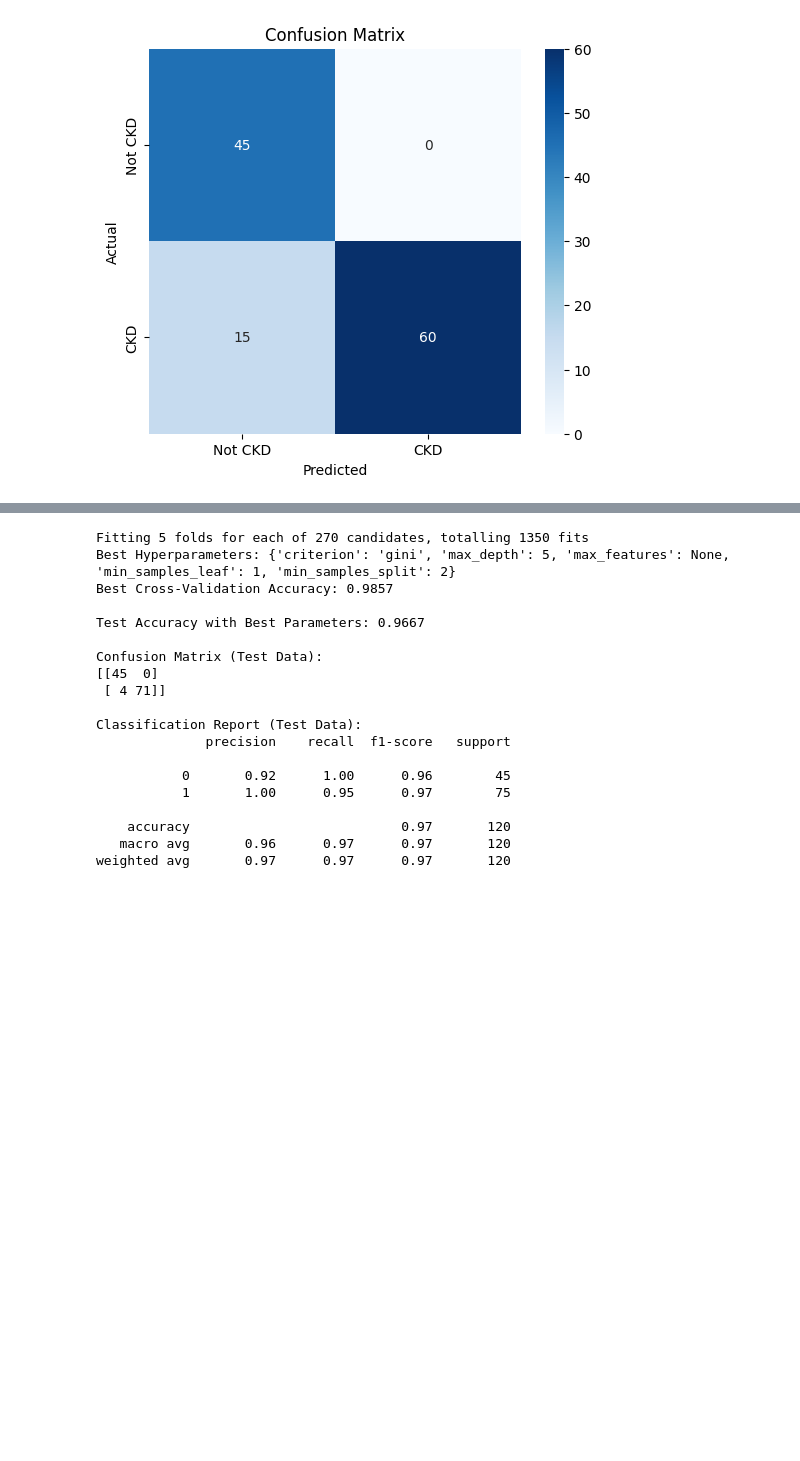
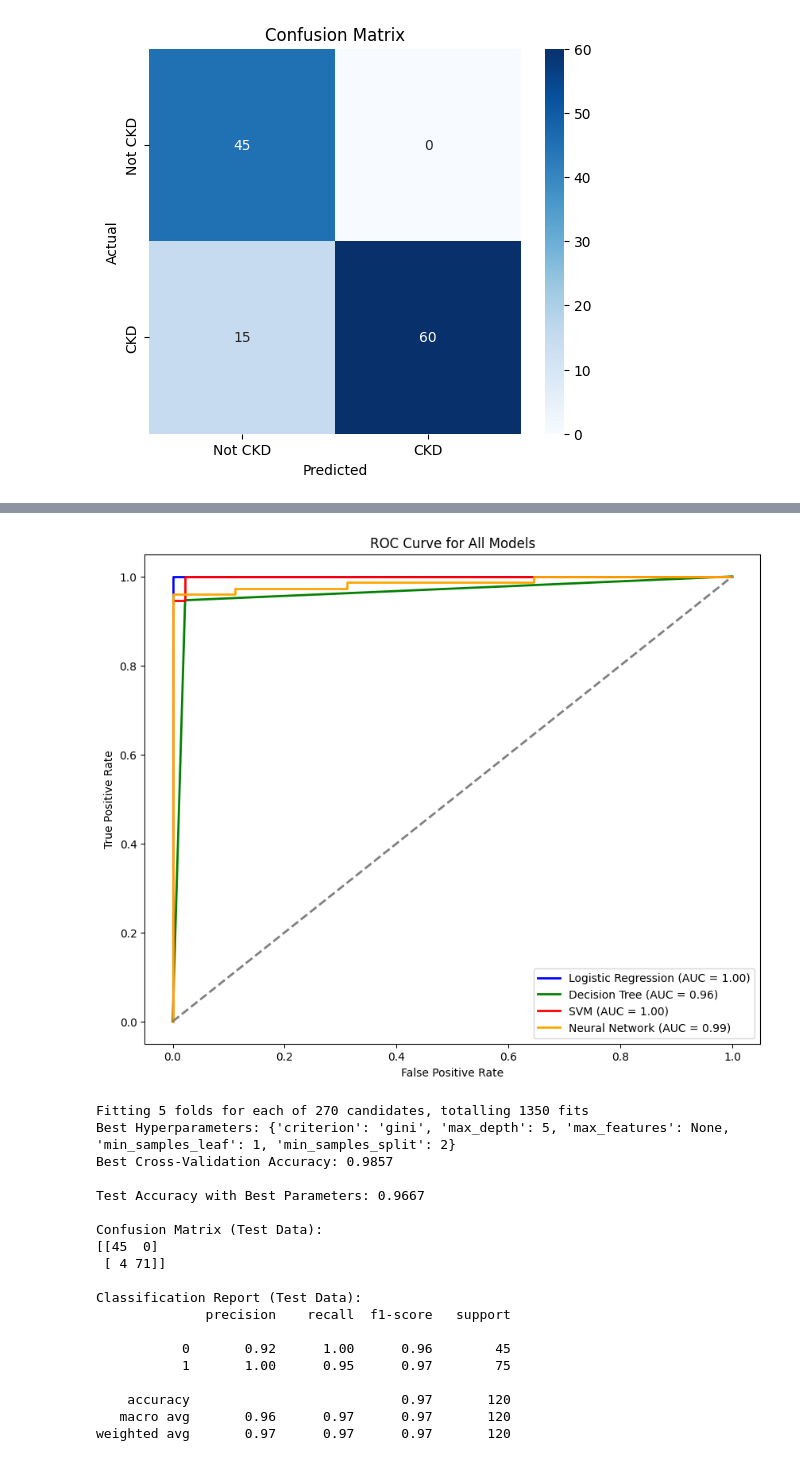
Before and after one commit to Kottancheril/Chronic_kidney_disease_prediction, a Jupyter notebook: chronic_kidney_disease.ipynb, the cells around one changed output, grey strips where cells are left out. Cells and saved outputs as stored; diff of their text form; code cells hidden in the pictures; blank space fills up the shorter version.

```diff
--- a/chronic_kidney_disease.ipynb
+++ b/chronic_kidney_disease.ipynb
@@ -667,4 +813,41 @@ plt.show()
 [figure]
+# %%
+# Get the predicted probabilities for each model
+# For Logistic Regression
+y_train_prob_lr = logreg_model.predict_proba(X_test)[:, 1]
+# For Decision Tree Classifier
+y_train_prob_dt = dt_classifier.predict_proba(X_test)[:, 1]
+# For SVM
+y_train_prob_svm = svm_model.decision_function(X_test)
+# For Neural Network
+y_train_prob_nn = nn_model.predict_proba(X_test)[:, 1]
+
+# Calculate ROC curve and AUC for each model
+fpr_lr, tpr_lr, _ = roc_curve(y_test, y_train_prob_lr)
+fpr_dt, tpr_dt, _ = roc_curve(y_test, y_train_prob_dt)
+fpr_svm, tpr_svm, _ = roc_curve(y_test, y_train_prob_svm)
+fpr_nn, tpr_nn, _ = roc_curve(y_test, y_train_prob_nn)
+
+roc_auc_lr = auc(fpr_lr, tpr_lr)
+roc_auc_dt = auc(fpr_dt, tpr_dt)
+roc_auc_svm = auc(fpr_svm, tpr_svm)
+roc_auc_nn = auc(fpr_nn, tpr_nn)
+
+# Plotting ROC curves
+plt.figure(figsize=(10, 8))
+plt.plot(fpr_lr, tpr_lr, color='blue', lw=2, label=f'Logistic Regression (AUC = {roc_auc_lr:.2f})')
+plt.plot(fpr_dt, tpr_dt, color='green', lw=2, label=f'Decision Tree (AUC = {roc_auc_dt:.2f})')
+plt.plot(fpr_svm, tpr_svm, color='red', lw=2, label=f'SVM (AUC = {roc_auc_svm:.2f})')
+plt.plot(fpr_nn, tpr_nn, color='orange', lw=2, label=f'Neural Network (AUC = {roc_auc_nn:.2f})')
+
+plt.plot([0, 1], [0, 1], color='gray', lw=2, linestyle='--')  # Diagonal line (random classifier)
+plt.xlabel('False Positive Rate')
+plt.ylabel('True Positive Rate')
+plt.title('ROC Curve for All Models')
+plt.legend(loc='lower right')
+plt.show()
+# %% [output]
+[figure, added]
 # %%
 # Define the Decision Tree model
 dt_classifier = DecisionTreeClassifier(random_state=42)
```
Also changed, not shown: parts of 12 cells of this notebook.
